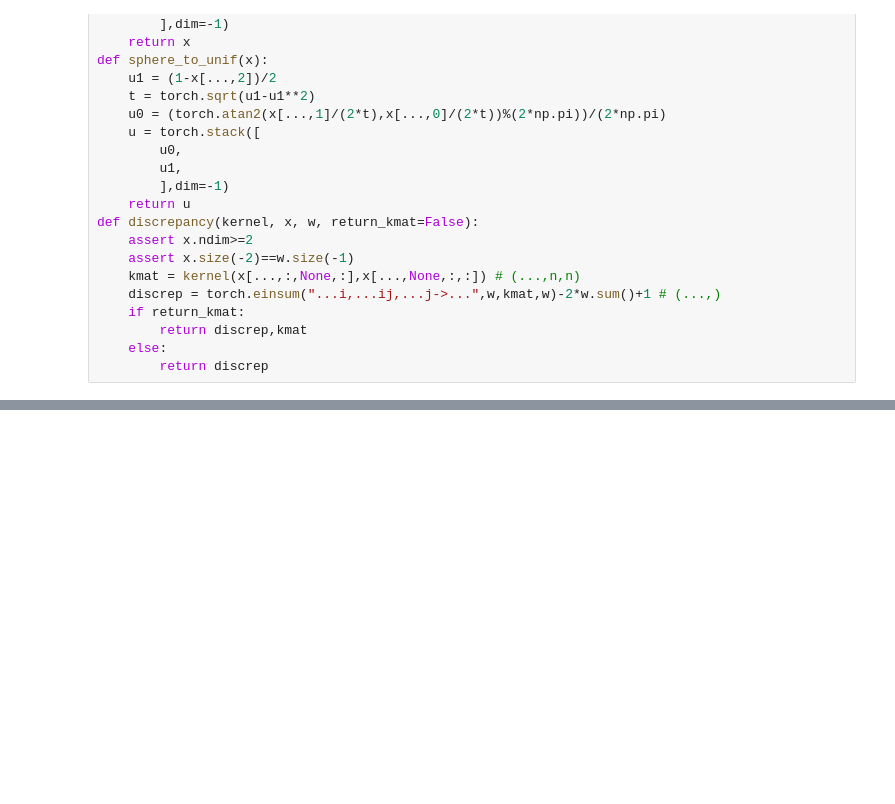
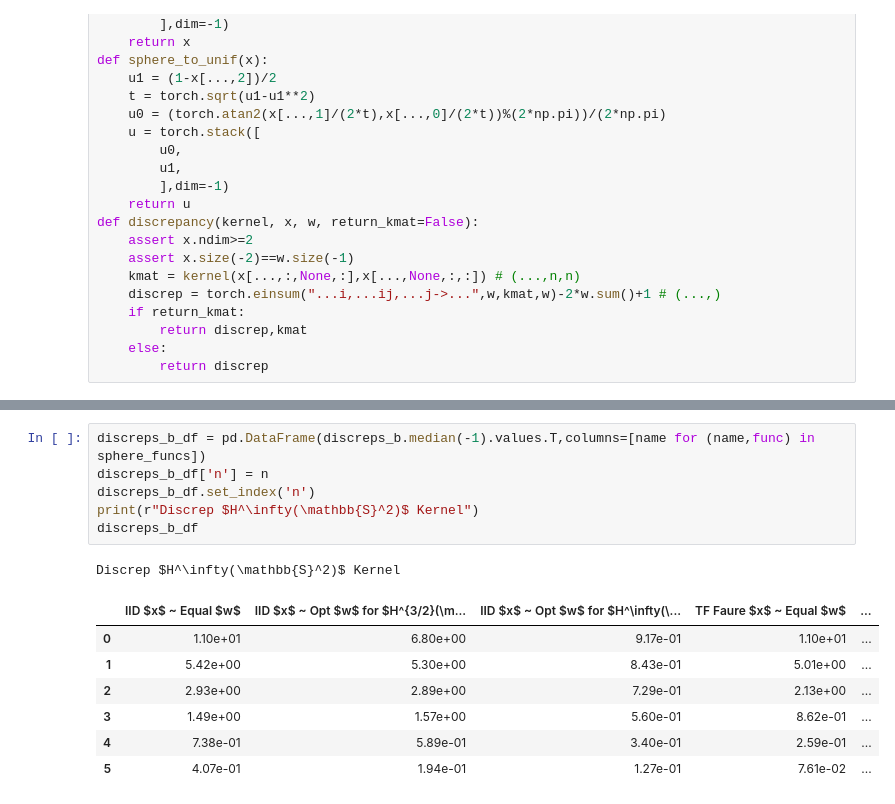
Before and after one commit to alegresor/rmatqmcpy, a Jupyter notebook: examples.ipynb, the cells around one changed output, grey strips where cells are left out. Drawn from its saved outputs; the diff is of its cells as text; blank space fills up the shorter version.

```diff
--- a/examples.ipynb
+++ b/examples.ipynb
@@ -268,0 +352,15 @@ discreps
+# %%
+discreps_b_df = pd.DataFrame(discreps_b.median(-1).values.T,columns=[name for (name,func) in sphere_funcs])
+discreps_b_df['n'] = n
+discreps_b_df.set_index('n')
+print(r"Discrep $H^\infty(\mathbb{S}^2)$ Kernel")
+discreps_b_df
+# %% [output]
+Discrep $H^\infty(\mathbb{S}^2)$ Kernel
+|  | IID $x$ ~ Equal $w$ | IID $x$ ~ Opt $w$ for $H^{3/2}(\m... | IID $x$ ~ Opt $w$ for $H^\infty(\... | TF Faure $x$ ~ Equal $w$ | ... |
+| 0 | 1.10e+01 | 6.80e+00 | 9.17e-01 | 1.10e+01 | ... |
+| 1 | 5.42e+00 | 5.30e+00 | 8.43e-01 | 5.01e+00 | ... |
+| 2 | 2.93e+00 | 2.89e+00 | 7.29e-01 | 2.13e+00 | ... |
+| 3 | 1.49e+00 | 1.57e+00 | 5.60e-01 | 8.62e-01 | ... |
+| 4 | 7.38e-01 | 5.89e-01 | 3.40e-01 | 2.59e-01 | ... |
+| 5 | 4.07e-01 | 1.94e-01 | 1.27e-01 | 7.61e-02 | ... |
```
Also changed, not shown: parts of 11 cells of this notebook.
